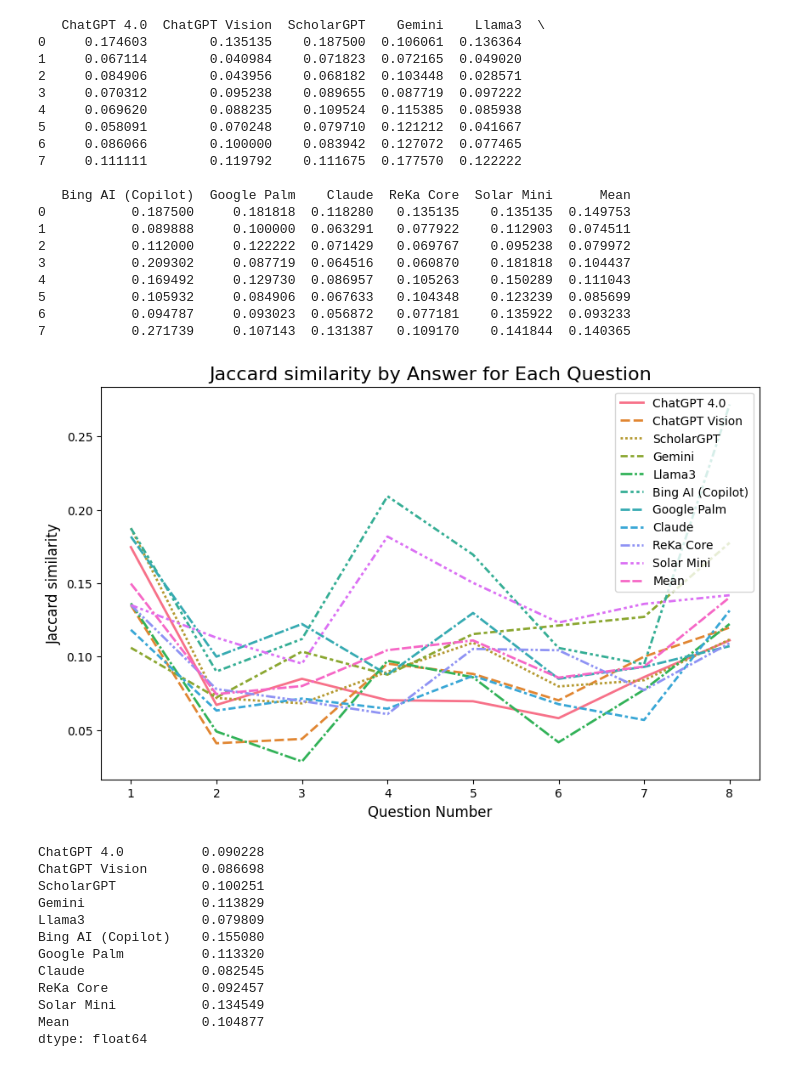
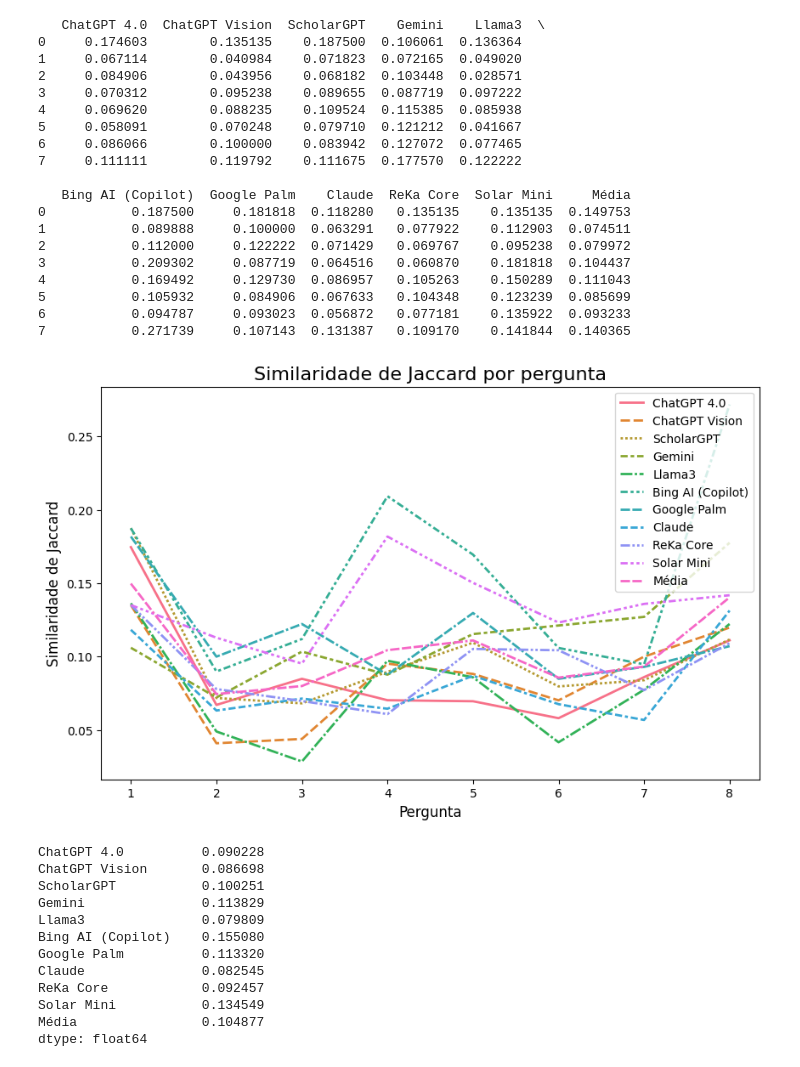
Before and after one commit to gskumlehn/autism-info-llm-comparison, a Jupyter notebook: jaccard_similarity.ipynb, the cells around one changed output. Cells and saved outputs as stored; diff of their text form; code cells hidden in the pictures.

```diff
--- a/jaccard_similarity.ipynb
+++ b/jaccard_similarity.ipynb
@@ -49,7 +49,7 @@ similarity_df = pd.DataFrame(similarities)
 
 similarity_question_means = similarity_df.mean(axis=1)
 
-similarity_df["Mean"] =  similarity_question_means
+similarity_df["Média"] =  similarity_question_means
 
 print(similarity_df)
 # %% [output]
@@ -63,7 +63,7 @@ print(similarity_df)
 6     0.086066        0.100000    0.083942  0.127072  0.077465
 7     0.111111        0.119792    0.111675  0.177570  0.122222
 
-   Bing AI (Copilot)  Google Palm    Claude  ReKa Core  Solar Mini      Mean
+   Bing AI (Copilot)  Google Palm    Claude  ReKa Core  Solar Mini     Média
 0           0.187500     0.181818  0.118280   0.135135    0.135135  0.149753
 1           0.089888     0.100000  0.063291   0.077922    0.112903  0.074511
 2           0.112000     0.122222  0.071429   0.069767    0.095238  0.079972
@@ -75,20 +75,20 @@ print(similarity_df)
 # %%
 import matplotlib.pyplot as plt
 import seaborn as sns
 
 plt.figure(figsize=(10, 6))
 
 sns.set_palette("crest")
 sns.lineplot(data=similarity_df, linewidth=2)
 
-plt.title("Jaccard similarity by Answer for Each Question", fontsize=16)
-plt.xlabel("Question Number", fontsize=12)
-plt.ylabel("Jaccard similarity", fontsize=12)
+plt.title("Similaridade de Jaccard por pergunta", fontsize=16)
+plt.xlabel("Pergunta", fontsize=12)
+plt.ylabel("Similaridade de Jaccard", fontsize=12)
 plt.xticks(ticks=range(8), labels=[str(i+1) for i in range(8)])
 
 plt.show()
 # %% [output]
-[figure, old version]
+[figure, new version]
 # %%
 similarity_means = similarity_df.mean()
 print(similarity_means)
@@ -103,7 +103,7 @@ Google Palm          0.113320
 Claude               0.082545
 ReKa Core            0.092457
 Solar Mini           0.134549
-Mean                 0.104877
+Média                0.104877
 dtype: float64
 # %%
 plt.figure(figsize=(10, 6))
```
Also changed, not shown: parts of 3 cells of this notebook.
